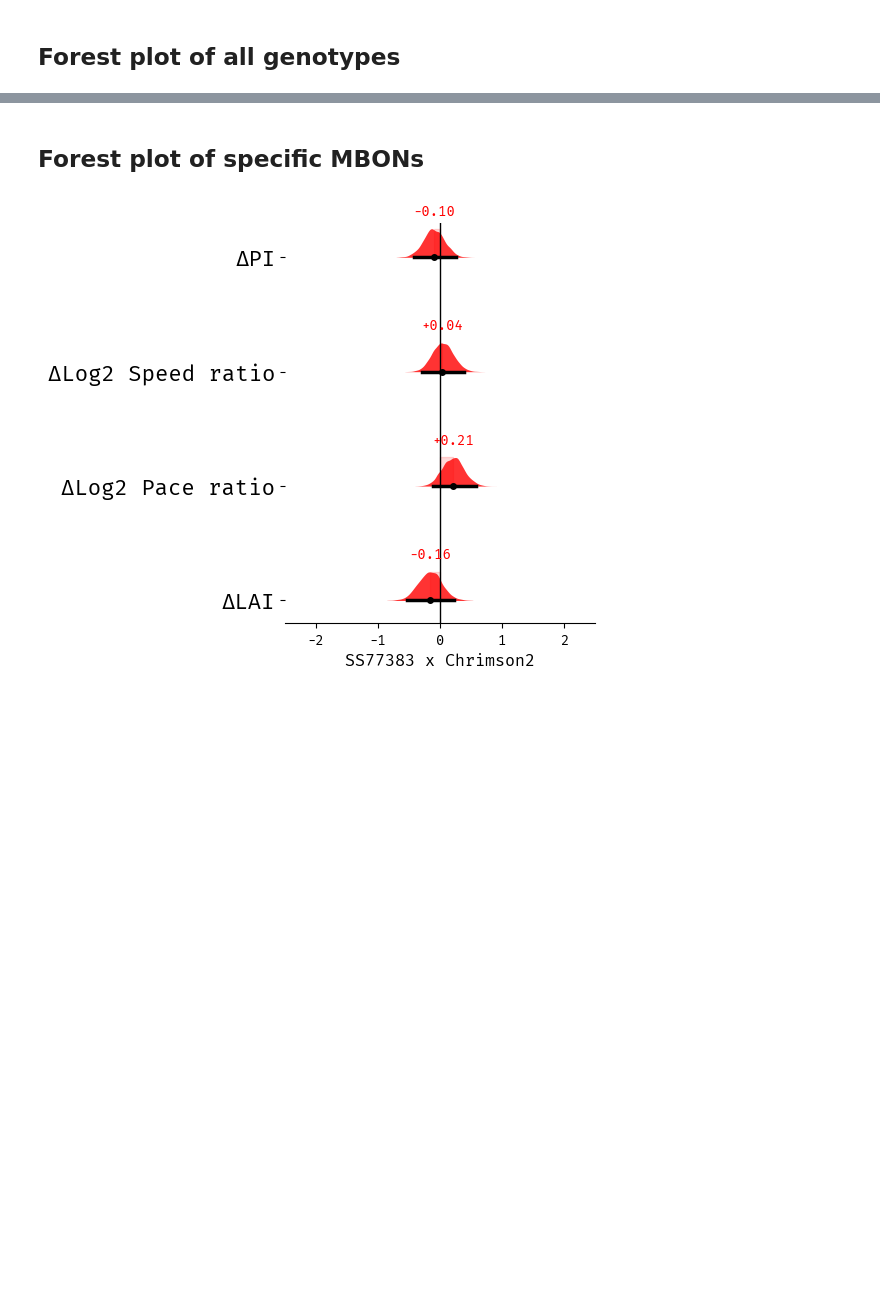
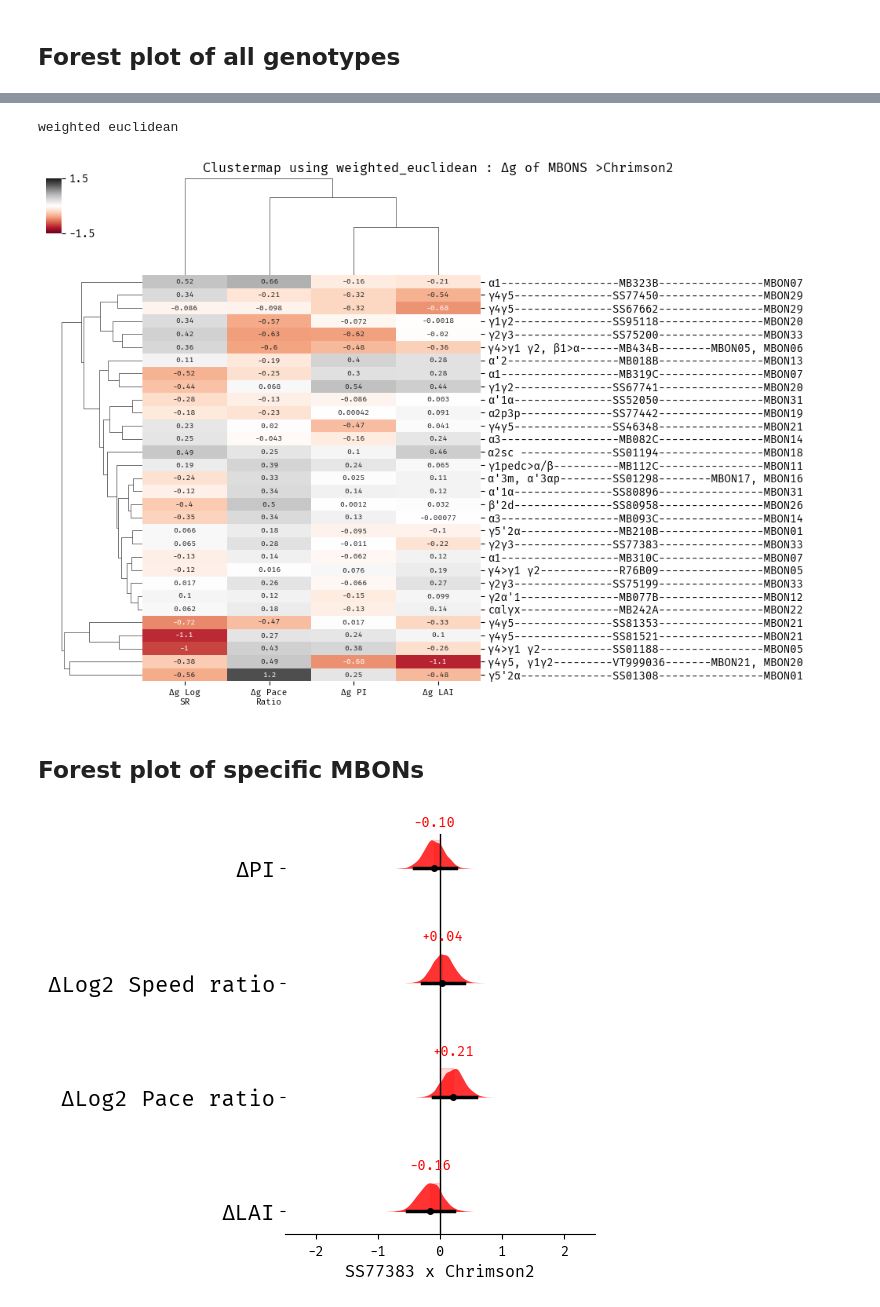
Before and after one commit to lnicole08/OSAR-Nicole-version, a Jupyter notebook: Multi and single dabest OSAR plots.ipynb, the cells around one changed output, grey strips where cells are left out. Cells and saved outputs as stored; diff of their text form; code cells hidden in the pictures; blank space fills up the shorter version.

```diff
--- a/Multi and single dabest OSAR plots.ipynb
+++ b/Multi and single dabest OSAR plots.ipynb
@@ -683,0 +704,8 @@ f2.savefig(imagefile + '.svg', bbox_inches="tight", dpi=600)
+# %%
+responder = "Chrimson2"
+#from dabest.forest_plot import forest_plot
+compiled = specifiedpath + "ACC Lab Dropbox\\ACC Lab\\Nicole Lee\\Data Compilation\\osar_compiled\\20250311_" + responder + "_totalcompilation.csv"
+dfcompiled= pd.read_csv(compiled, index_col=0)
+dfcompiled.replace([np.inf, -np.inf], np.nan, inplace=True)
+dfcompiled.rename(columns={'driver': 'MBON'}, inplace = True)
+dfcompiled=dfcompiled[~dfcompiled['MBON'].isin(['R58', 'Th-Gal4'])]
@@ -684,3 +741,50 @@ f2.savefig(imagefile + '.svg', bbox_inches="tight", dpi=600)
+# %%
+lobloclst = []
+mbonloclst = []
+for n in parameterdf['MBON']:
+    df600 = parameterdf.copy()
+    lobloclst.append(lobelocation[lobelocation['MBON'] == n]['Lobe_location'].values[0])
+    mbonloclst.append(lobelocation[lobelocation['MBON'] == n]['MBON number'].values[0])
+df600['Lobe'] = lobloclst
+df600['Name'] = mbonloclst
+# %%
+methodlist = ['weighted']
+metriclist = ['euclidean']
+
+if responder == 'Chrimson2':
+    colormap = 'RdGy'
+
+if responder == 'ACR':
+    colormap = 'BrBG'
+
+df601 = df600.copy()
+df601['totalnaming'] = df601['MBON'] + "; " + df601['Name'] + "; " + df601['Lobe']
+
+df601newset = df601.set_index('totalnaming').drop(['Lobe', 'Name', 'MBON'], axis =1)
+
+ylabellist = []
+for n, k, z in zip(df601['MBON'],df601['Lobe'], df601['Name']):
+    ylabels = f"{k:-<18}{n:-^10}{z:->20}"
+    ylabellist.append(ylabels)
+
+plt.rcParams["font.family"] = "Fira Mono"
+
+for methodd in methodlist:
+    for metricc in metriclist:
+        print (methodd + " " + metricc)
+        j7 = sns.clustermap(df601newset, cmap=colormap, metric = metricc, method = methodd, yticklabels=ylabellist, vmin = -1.5, vmax=1.5, annot=True, annot_kws={"size": 7},
+                            cbar_kws = dict(shrink = 0.15, ticks = [-1.5,1.5]), figsize=(10, 7), cbar_pos=(0, 0.87, .02, .1) ) #use_gridspec=False,location="bottom", shrink = 0.25, pad=0.01 #vmin = -1.5, vmax=1.5,
+        ax = j7.ax_heatmap
+        ax.set_ylabel('')
+        ax.set_xticklabels(ax.get_xticklabels(), rotation = 0, fontsize = 8)
+        wrap_labels(ax, 8)
+        j7.fig.suptitle('Clustermap using ' + methodd + "_" + metricc + ' : Δg of MBONS >' + responder , weight='bold', fontsize =12, y =1.0)
+
+        #plt.rcParams["font.family"] = "Fira Mono"
+        plt.savefig(root + "images\\" + date + "_" + responder + "_clustermap_" + methodd + "_" + metricc + ".png", dpi = 1200)
+# %% [output]
+weighted euclidean
+[figure, added]
 # %% [markdown]
 ## Forest plot of specific MBONs
 # %%
```
Also changed, not shown: parts of 12 cells of this notebook, 1 other file.
